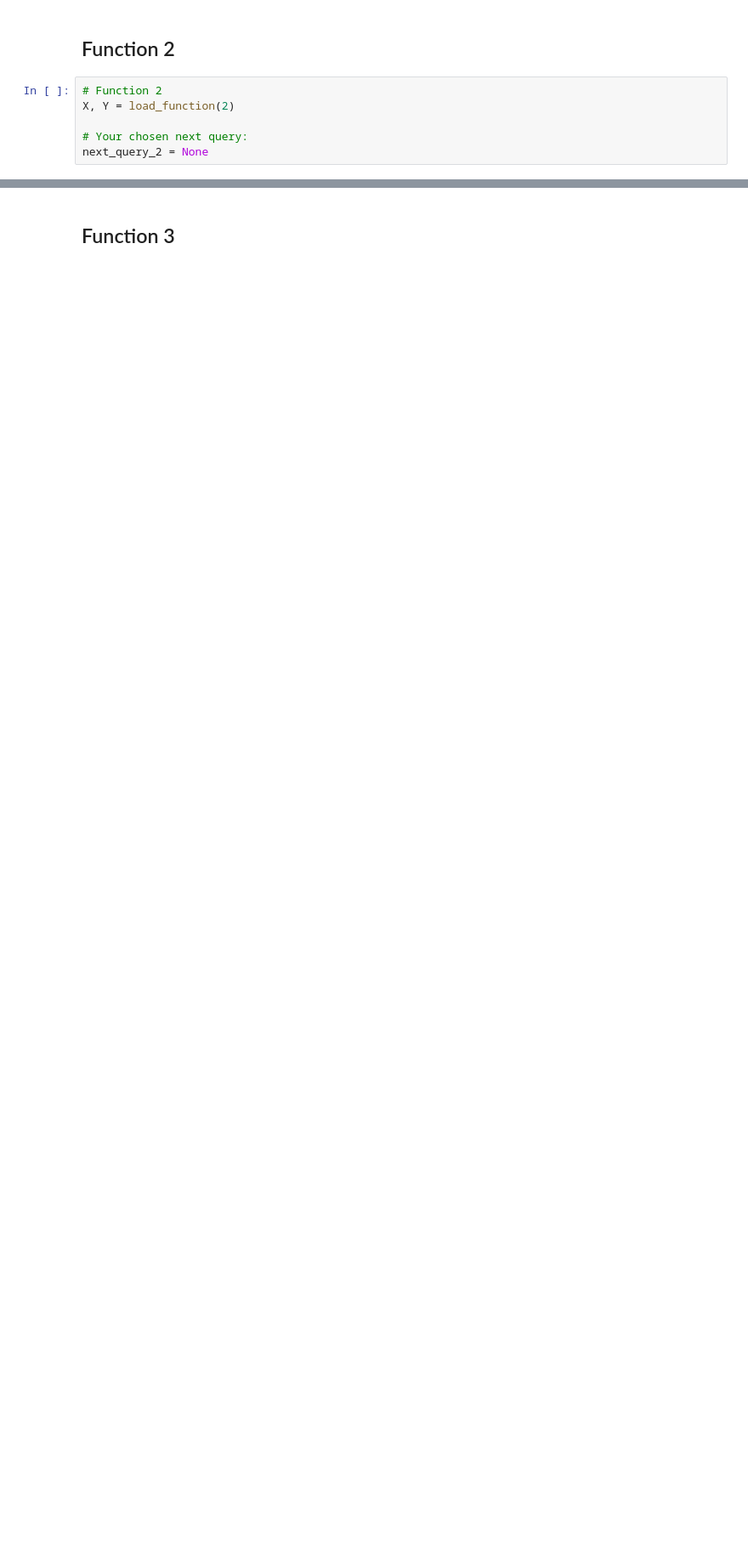
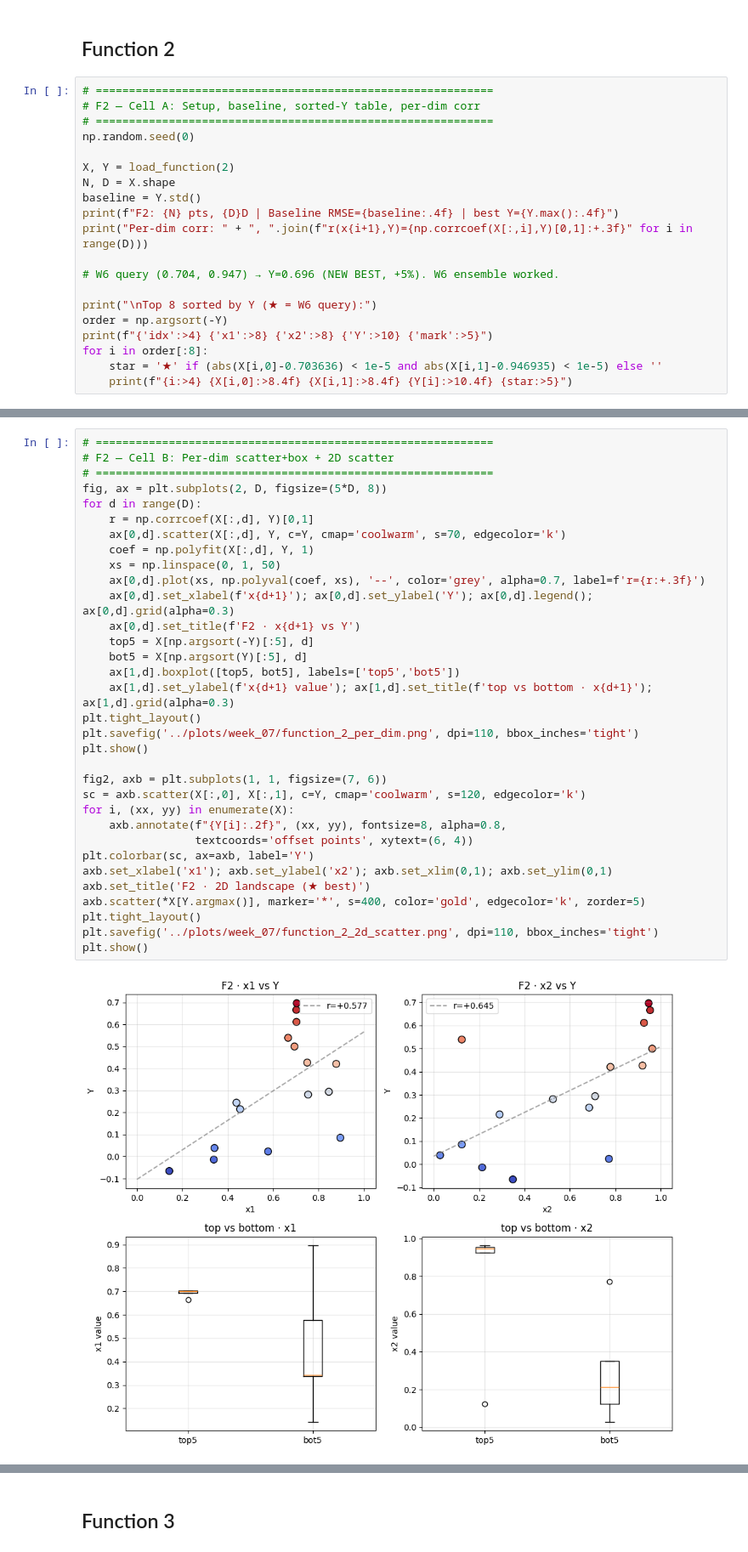
Before and after one commit to martinijfb/capstone_project_AI_ML, a Jupyter notebook: notebooks/week_07.ipynb, the cells around one changed output, grey strips where cells are left out. Shown at 85% size. Drawn from its saved outputs; the diff is of its cells as text; blank space fills up the shorter version.

```diff
--- a/notebooks/week_07.ipynb
+++ b/notebooks/week_07.ipynb
@@ -43,8 +414,22 @@ next_query_1 = None
 # %% [markdown]
 ## Function 2
 # %%
-# Function 2
+# ============================================================
+# F2 — Cell A: Setup, baseline, sorted-Y table, per-dim corr
+# ============================================================
+np.random.seed(0)
+
 X, Y = load_function(2)
+N, D = X.shape
+baseline = Y.std()
+print(f"F2: {N} pts, {D}D | Baseline RMSE={baseline:.4f} | best Y={Y.max():.4f}")
+print("Per-dim corr: " + ", ".join(f"r(x{i+1},Y)={np.corrcoef(X[:,i],Y)[0,1]:+.3f}" for i in range(D)))
 
-# Your chosen next query:
-next_query_2 = None
+# W6 query (0.704, 0.947) → Y=0.696 (NEW BEST, +5%). W6 ensemble worked.
+
+print("\nTop 8 sorted by Y (★ = W6 query):")
+order = np.argsort(-Y)
+print(f"{'idx':>4} {'x1':>8} {'x2':>8} {'Y':>10} {'mark':>5}")
+for i in order[:8]:
+    star = '★' if (abs(X[i,0]-0.703636) < 1e-5 and abs(X[i,1]-0.946935) < 1e-5) else ''
+    print(f"{i:>4} {X[i,0]:>8.4f} {X[i,1]:>8.4f} {Y[i]:>10.4f} {star:>5}")
@@ -50,0 +451,35 @@ next_query_2 = None
+# %%
+# ============================================================
+# F2 — Cell B: Per-dim scatter+box + 2D scatter
+# ============================================================
+fig, ax = plt.subplots(2, D, figsize=(5*D, 8))
+for d in range(D):
+    r = np.corrcoef(X[:,d], Y)[0,1]
+    ax[0,d].scatter(X[:,d], Y, c=Y, cmap='coolwarm', s=70, edgecolor='k')
+    coef = np.polyfit(X[:,d], Y, 1)
+    xs = np.linspace(0, 1, 50)
+    ax[0,d].plot(xs, np.polyval(coef, xs), '--', color='grey', alpha=0.7, label=f'r={r:+.3f}')
+    ax[0,d].set_xlabel(f'x{d+1}'); ax[0,d].set_ylabel('Y'); ax[0,d].legend(); ax[0,d].grid(alpha=0.3)
+    ax[0,d].set_title(f'F2 · x{d+1} vs Y')
+    top5 = X[np.argsort(-Y)[:5], d]
+    bot5 = X[np.argsort(Y)[:5], d]
+    ax[1,d].boxplot([top5, bot5], labels=['top5','bot5'])
+    ax[1,d].set_ylabel(f'x{d+1} value'); ax[1,d].set_title(f'top vs bottom · x{d+1}'); ax[1,d].grid(alpha=0.3)
+plt.tight_layout()
+plt.savefig('../plots/week_07/function_2_per_dim.png', dpi=110, bbox_inches='tight')
+plt.show()
+
+fig2, axb = plt.subplots(1, 1, figsize=(7, 6))
+sc = axb.scatter(X[:,0], X[:,1], c=Y, cmap='coolwarm', s=120, edgecolor='k')
+for i, (xx, yy) in enumerate(X):
+    axb.annotate(f"{Y[i]:.2f}", (xx, yy), fontsize=8, alpha=0.8,
+                 textcoords='offset points', xytext=(6, 4))
+plt.colorbar(sc, ax=axb, label='Y')
+axb.set_xlabel('x1'); axb.set_ylabel('x2'); axb.set_xlim(0,1); axb.set_ylim(0,1)
+axb.set_title('F2 · 2D landscape (★ best)')
+axb.scatter(*X[Y.argmax()], marker='*', s=400, color='gold', edgecolor='k', zorder=5)
+plt.tight_layout()
+plt.savefig('../plots/week_07/function_2_2d_scatter.png', dpi=110, bbox_inches='tight')
+plt.show()
+# %% [output]
+[figure, added]
```
Also changed, not shown: parts of 58 cells of this notebook, 42 other files.
